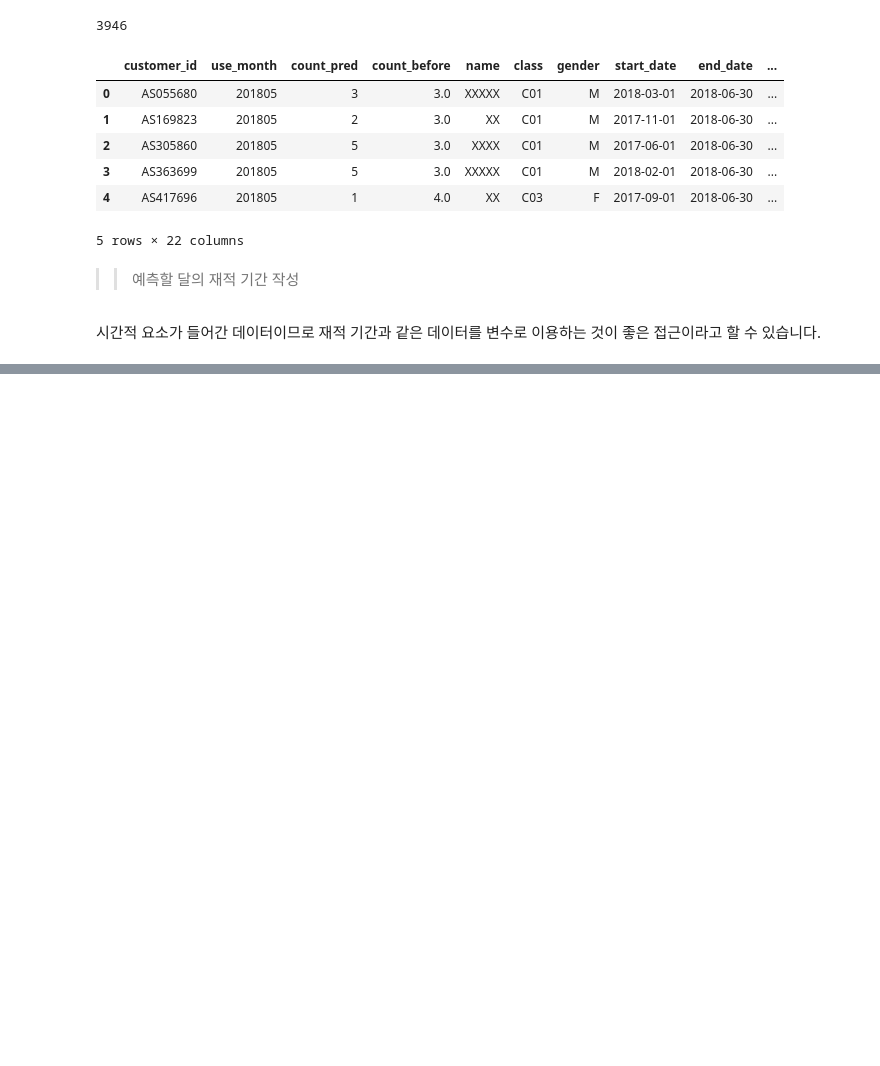
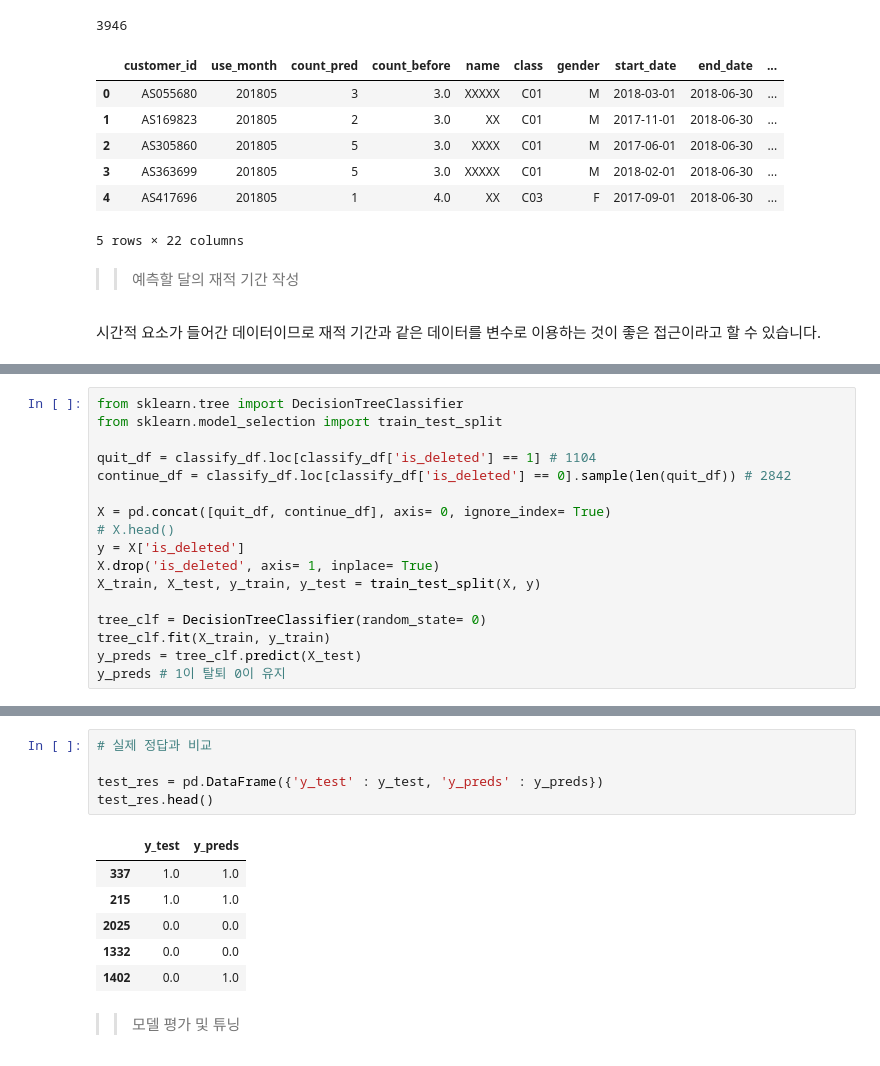
Before and after one commit to gmlwlswls/study_DataTechniques, a Jupyter notebook: 02. MachineLearning/gym_data_classification.ipynb, the cells around one changed output, grey strips where cells are left out. Drawn from its saved outputs; the diff is of its cells as text; blank space fills up the shorter version.

```diff
--- a/02. MachineLearning/gym_data_classification.ipynb
+++ b/02. MachineLearning/gym_data_classification.ipynb
@@ -227,0 +400,17 @@ predict_data.head()
+# %%
+from sklearn.tree import DecisionTreeClassifier
+from sklearn.model_selection import train_test_split
+
+quit_df = classify_df.loc[classify_df['is_deleted'] == 1] # 1104
+continue_df = classify_df.loc[classify_df['is_deleted'] == 0].sample(len(quit_df)) # 2842
+
+X = pd.concat([quit_df, continue_df], axis= 0, ignore_index= True)
+# X.head()
+y = X['is_deleted']
+X.drop('is_deleted', axis= 1, inplace= True)
+X_train, X_test, y_train, y_test = train_test_split(X, y)
+
+tree_clf = DecisionTreeClassifier(random_state= 0)
+tree_clf.fit(X_train, y_train)
+y_preds = tree_clf.predict(X_test)
+y_preds # 1이 탈퇴 0이 유지
@@ -227,0 +435,14 @@ predict_data.head()
+# %%
+# 실제 정답과 비교
+
+test_res = pd.DataFrame({'y_test' : y_test, 'y_preds' : y_preds})
+test_res.head()
+# %% [output]
+|  | y_test | y_preds |
+| 337 | 1.0 | 1.0 |
+| 215 | 1.0 | 1.0 |
+| 2025 | 0.0 | 0.0 |
+| 1332 | 0.0 | 0.0 |
+| 1402 | 0.0 | 1.0 |
+# %% [markdown]
+>> 모델 평가 및 튜닝
```
Also changed, not shown: parts of 29 cells of this notebook.
